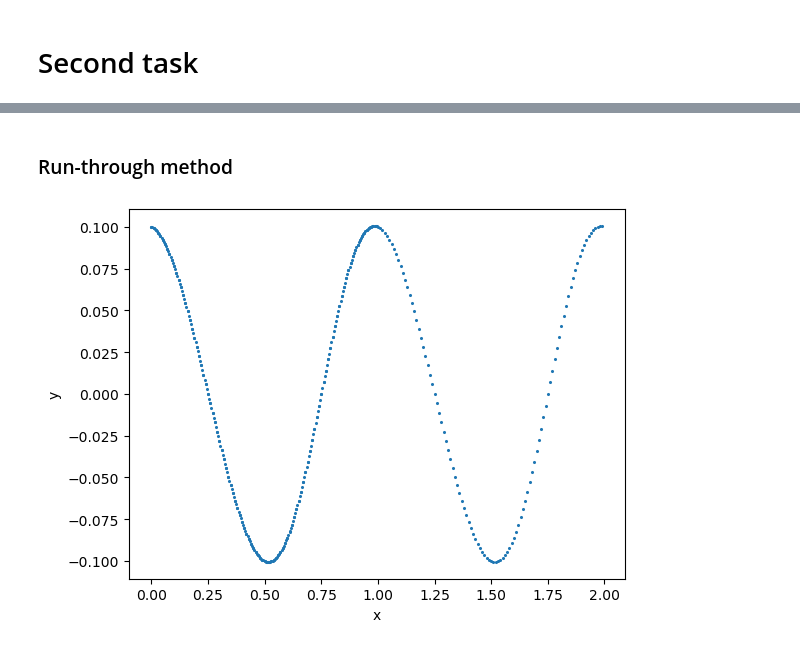
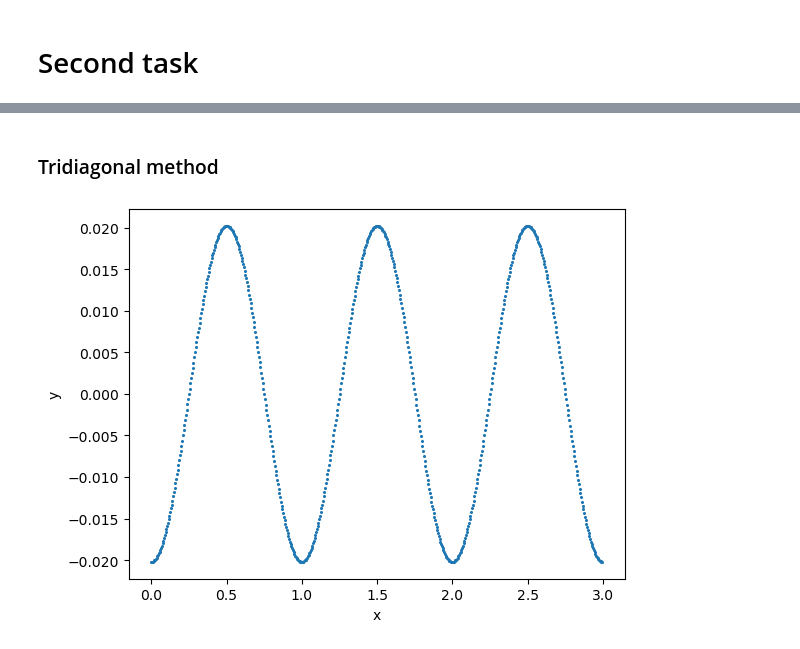
Before and after one commit to NikitaDzer/computational-math, a Jupyter notebook: Lab7 - Boundary value problem/bvl.ipynb, the cells around one changed output, grey strips where cells are left out. Cells and saved outputs as stored; diff of their text form; code cells hidden in the pictures.

Commit message:
[Fix]: Change tridiagonal method.

```diff
--- a/Lab7 - Boundary value problem/bvl.ipynb
+++ b/Lab7 - Boundary value problem/bvl.ipynb
@@ -166,61 +166,79 @@ runQuasiLinearMethod()
 # %% [markdown]
 ![image.png](attachment:09600911-ddfc-43a7-ab89-004d7037c15b.png)
 # %% [markdown]
-### Run-through method
+### Tridiagonal method
 # %%
 def drawPlot(x, y):
     plt.scatter(x, y, s = 1.5)
     plt.xlabel("x")
     plt.ylabel("y")
 
-# Calculate array of x and y for hard-coded run-through matrix.
-def solveRunThrough(h, T):
+# Calculate array of x and y for hard-coded tridiagonal matrix.
+def solveTridiagonal(h, T):
     N = int(T / h)
 
     f = lambda x: np.cos(2 * np.pi * x)
     P = lambda x: 10 + np.sin(2 * np.pi * x)
 
-    # Doubled X, A and Y to duplicate periodic solution.
-    x1 = np.zeros(N)
-    x2 = np.zeros(N)
+    x = np.zeros(N)
+    y = np.zeros(N)
 
-    A1 = np.zeros((N, N))
-    A2 = np.zeros((N, N))
+    a = np.zeros(N)
+    b = np.zeros(N)
+    c = np.zeros(N)
+    ph = np.zeros(N)
+
+    A = np.zeros(N)
+    B = np.zeros(N)
+    G = np.zeros(N)
+
+    M = np.zeros(N)
+    V = np.zeros(N)
 
     for i in range(N):
-        x1[i] = i * h
-        x2[i] = i * h * 2
+        x[i] = i * h
+        a[i] = 1
+        b[i] = 2 + P(x[i]) * h * h
+        c[i] = 1
+        ph[i] = f(x[i]) * h * h
 
-        A1[i][i] = -2 + P(x1[i])
-        A2[i][i] = -2 + P(x2[i])
+    A[1] = c[0] / b[0]
+    B[1] = -ph[0] / b[0]
+    G[1] = a[0] / b[0]
 
-        if i != 0:
-            A1[i - 1][i] = 1
-            A2[i - 1][i] = 1
+    for i in range(1, N - 1):
+        A[i + 1] = c[i] / (b[i] - A[i] * a[i])
+        B[i + 1] = (a[i] * B[i] - ph[i]) / (b[i] - A[i] / a[i])
+        G[i + 1] = (a[i] * G[i]) / (b[i] - A[i] * a[i])
 
-        if i != (N - 1):
-            A1[i + 1][i] = 1
-            A2[i + 1][i] = 1
+    M[N - 1] = -c[N - 1] / ((A[N - 1] + G[N - 1]) * a[N - 1] - b[N - 1])
+    V[N - 1] = (ph[N - 1] - a[N - 1] * B[N - 1]) / ((A[N - 1] + G[N - 1]) * a[N - 1] - b[N - 1])
 
-    A1[-1][0] = A1[0][-1] = 1
-    A2[-1][0] = A2[0][-1] = 1
+    for i in reversed(range(1, N)):
+        M[i - 1] = A[i] * M[i] + G[i] * M[N - 1]
+        V[i - 1] = B[i] + A[i] * V[i] + G[i] * V[N - 1]
 
-    y1 = np.linalg.solve(A1, f(x1))
-    y2 = np.linalg.solve(A2, f(x2))
+    y[0] = V[0] / (1 - M[0])
+    y[N - 1] = M[N - 1] * y[0] + V[N - 1]
 
-    x = np.concatenate((x1, x2))
-    y = np.concatenate((y1, y2))
+    for i in reversed(range(1, N)):
+        y[i - 1] = A[i] * (M[i] * y[0] + V[i]) + B[i] + G[i] * (M[N - 1] * y[0] + V[N - 1])
 
     return x, y
 
 # Draw periodic solution.
-def runRunThroughMethod():
+def runTridiagonal():
     h = 0.005
     T = 1
+    periods = 3
 
-    x, y = solveRunThrough(h, T)
+    x, y = solveTridiagonal(h, T)
+
+    x = np.concatenate([x + i for i in range(periods)])
+    y = np.tile(y, periods)
+
     drawPlot(x, y)
 
-runRunThroughMethod()
+runTridiagonal()
 # %% [output]
-[figure, old version]
+[figure, new version]
```
